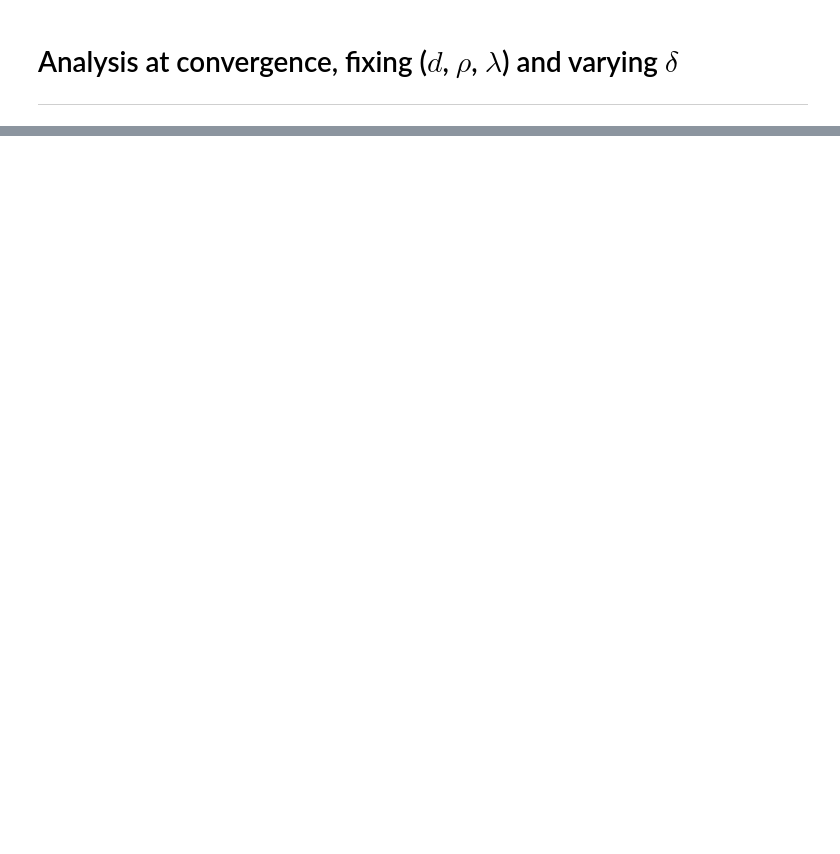
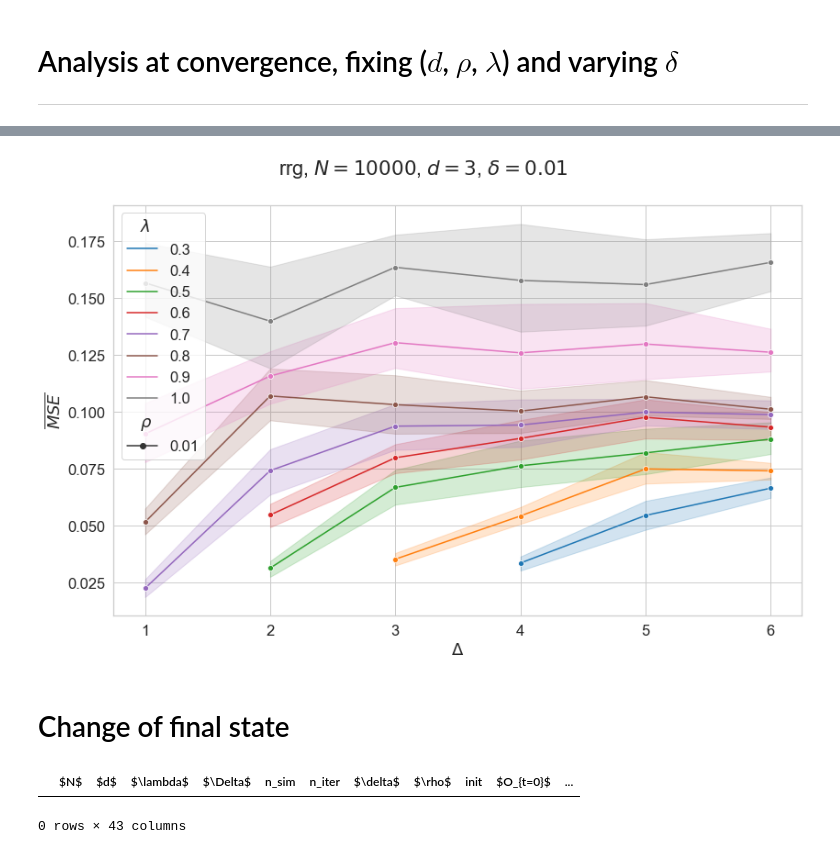
Before and after one commit to SPOC-group/bpepi, a Jupyter notebook: bpepi/Analysis_dSIR.ipynb, the cells around one changed output, grey strips where cells are left out. Cells and saved outputs as stored; diff of their text form; code cells hidden in the pictures; blank space fills up the shorter version.

```diff
--- a/bpepi/Analysis_dSIR.ipynb
+++ b/bpepi/Analysis_dSIR.ipynb
@@ -12,7 +12,7 @@ import scipy
 import matplotlib.ticker as ticker
 import matplotlib.patches as patches
 
-load_dir = './data/06_22/'
+load_dir = './data/06_24/'
 save_dir = "./plots/"
 save_fig = 0 #Change to 1 when you want to save figures
 fig_ext = '.png'
@@ -35,7 +35,8 @@ dd = r"$\delta$"
 # %%
 data_table = []
 
-file_name = "data_BPEpi_rrg_N10000_d3_deltaMax0.0100_lam0.25_rhoMax0.100_seed2_20220622-192416.xz"
+#file_name = "data_BPEpi_rrg_N10000_d3_deltaMax0.0100_lam0.25_rhoMax0.100_seed2_20220622-192416.xz" #06_22
+file_name = "data_BPEpi_rrg_N10000_d3_deltaMax0.0100_lam1.00_rhoMax0.050_seed1_20220624-145005.xz" #06_24
 with lzma.open(load_dir + file_name, "rb") as f:
     dat0 = pickle.load(f)
 data_frame = dat0[0]
@@ -173,3 +104,0 @@ y = data_fit[yy].values
-# %%
-def f(x,a,b,c,d, e):
-    return a+ b*x+ c*x*x+ d*x*x*x + e*x*x*x*x
@@ -395,0 +105,3 @@ fig.colorbar(surf, cax=cbar_ax)
+# %%
+Rmov0t = r"$\overline{MO}_{t=0}$"
+data_frame[Rmov0t] = (data_frame[mov0t] - data_frame[r])/(1- data_frame[r])
@@ -395,0 +141,16 @@ fig.colorbar(surf, cax=cbar_ax)
+# %%
+sns.set_theme(style="whitegrid", font_scale=1.5)
+fig,ax = plt.subplots(1,1, figsize=(12,8),sharex=True,sharey=True)
+plt.suptitle(f"{graph}, $N=10000$, $d={d}$, $\\delta=0.01$")
+#df = data_frame
+#df.replace([np.inf, -np.inf], np.nan, inplace=True)
+#sns.lineplot(data = df[(df[l]==1.0) & (df[r]!=0.005) & (df[rdd].isin([0.200,0.5,1,2,3,4]))], x = dd, y= movt, markers=True, style="init",ax=ax, hue=rdd, palette="tab10")
+sns.lineplot(data = df[(df["init"]=="rnd") & (df[r]==0.01)], x = Delta, y= RmseR, markers=True, style=r,ax=ax, hue=l, palette="tab10")
+
+
+plt.tight_layout()
+#fig.savefig(f"RMOV0T_{graph}_N{N}_d{d}_DELTA_lam_rho.pdf")
+# %% [output]
+[figure, added]
+# %% [markdown]
+# Change of final state
@@ -395,0 +220,5 @@ fig.colorbar(surf, cax=cbar_ax)
+# %%
+data_frame[data_frame["# iter"]==2000].iloc[:,0:]
+# %% [output]
+|  | $N$ | $d$ | $\lambda$ | $\Delta$ | n_sim | n_iter | $\delta$ | $\rho$ | init | $O_{t=0}$ | ... |
+0 rows × 43 columns
```
Also changed, not shown: parts of 55 cells of this notebook, 1 other file.
